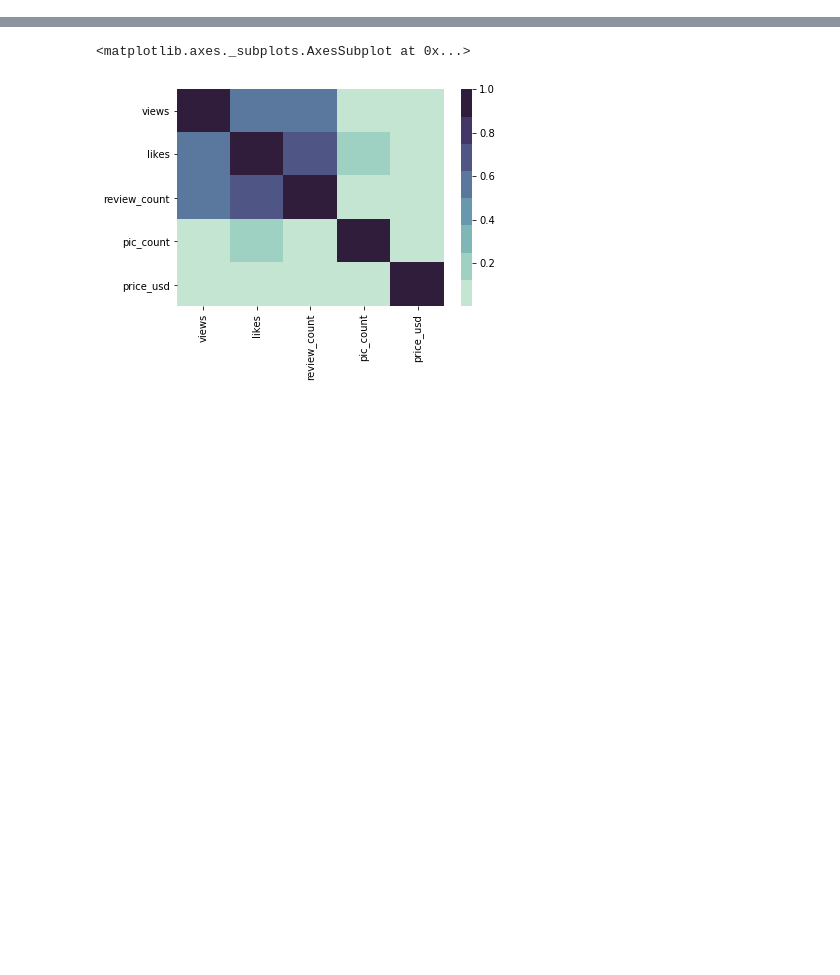
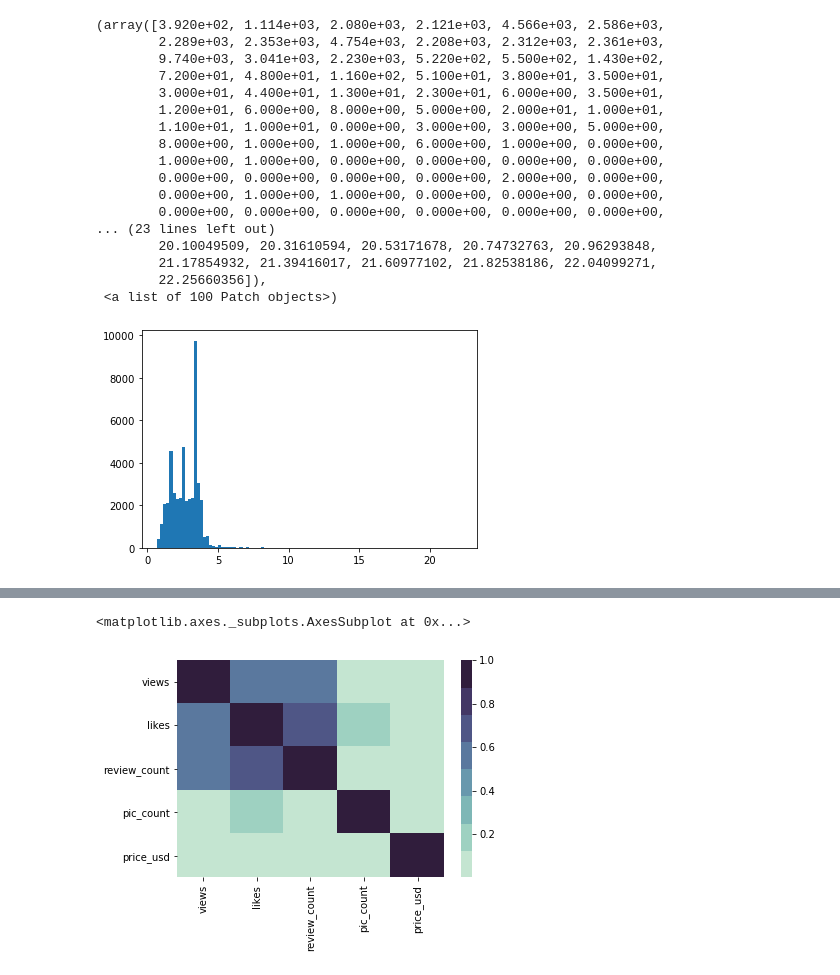
Before and after one commit to andrewmmeans/modeling_the_modelers, a Jupyter notebook: notebooks/analysis.ipynb, the cells around one changed output, grey strips where cells are left out. Drawn from its saved outputs; the diff is of its cells as text; code cells hidden in the pictures; blank space fills up the shorter version.

```diff
--- a/notebooks/analysis.ipynb
+++ b/notebooks/analysis.ipynb
@@ -11,10 +14,11 @@ import numpy as np
 import os
 
 data_path = '/home/void/data/processed_files/'
+portable_path = r'D:\data_science\data\\'
 
-files = os.listdir(data_path)
+files = os.listdir(portable_path)
 files = [file for file in files if file.endswith('.pkl')]
 # %%
-dfs = [pd.read_pickle(data_path + file) for file in files]
+dfs = [pd.read_pickle(portable_path + file) for file in files]
 # %%
 df = pd.concat(dfs)
@@ -20,0 +48,21 @@ df = pd.concat(dfs)
+# %%
+plt.hist(df.tag_count / df.tag_count.std(), bins=100)
+# %% [output]
+(array([3.920e+02, 1.114e+03, 2.080e+03, 2.121e+03, 4.566e+03, 2.586e+03,
+        2.289e+03, 2.353e+03, 4.754e+03, 2.208e+03, 2.312e+03, 2.361e+03,
+        9.740e+03, 3.041e+03, 2.230e+03, 5.220e+02, 5.500e+02, 1.430e+02,
+        7.200e+01, 4.800e+01, 1.160e+02, 5.100e+01, 3.800e+01, 3.500e+01,
+        3.000e+01, 4.400e+01, 1.300e+01, 2.300e+01, 6.000e+00, 3.500e+01,
+        1.200e+01, 6.000e+00, 8.000e+00, 5.000e+00, 2.000e+01, 1.000e+01,
+        1.100e+01, 1.000e+01, 0.000e+00, 3.000e+00, 3.000e+00, 5.000e+00,
+        8.000e+00, 1.000e+00, 1.000e+00, 6.000e+00, 1.000e+00, 0.000e+00,
+        1.000e+00, 1.000e+00, 0.000e+00, 0.000e+00, 0.000e+00, 0.000e+00,
+        0.000e+00, 0.000e+00, 0.000e+00, 0.000e+00, 2.000e+00, 0.000e+00,
+        0.000e+00, 1.000e+00, 1.000e+00, 0.000e+00, 0.000e+00, 0.000e+00,
+        0.000e+00, 0.000e+00, 0.000e+00, 0.000e+00, 0.000e+00, 0.000e+00,
+... (23 lines left out)
+        20.10049509, 20.31610594, 20.53171678, 20.74732763, 20.96293848,
+        21.17854932, 21.39416017, 21.60977102, 21.82538186, 22.04099271,
+        22.25660356]),
+ <a list of 100 Patch objects>)
+[figure, added]
```
Also changed, not shown: parts of 35 cells of this notebook.
